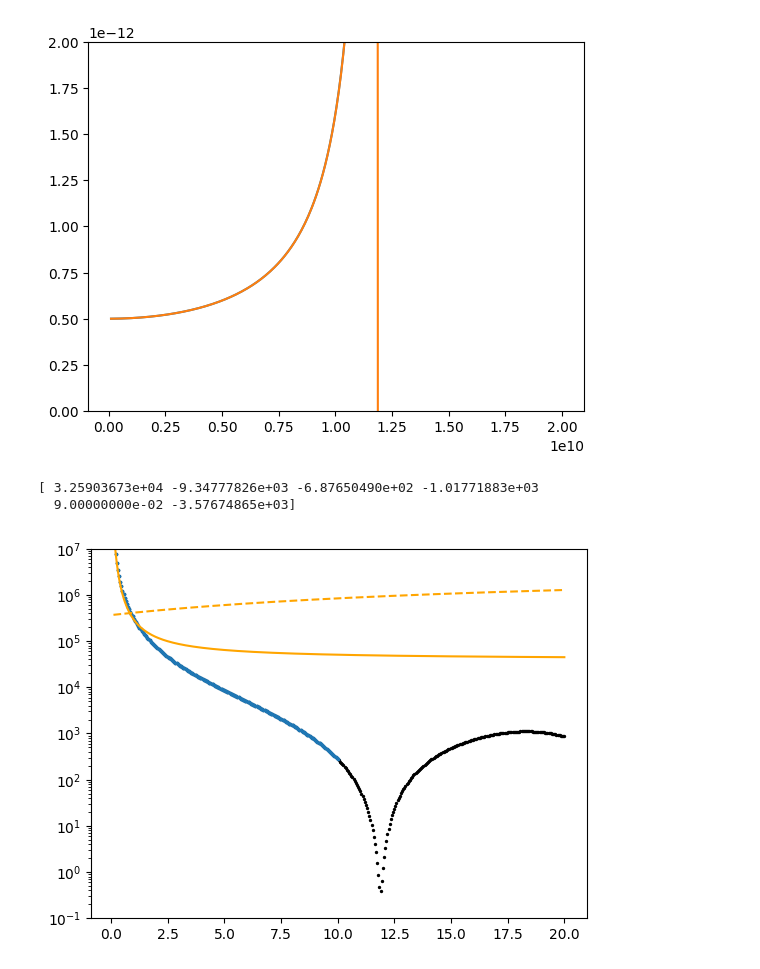
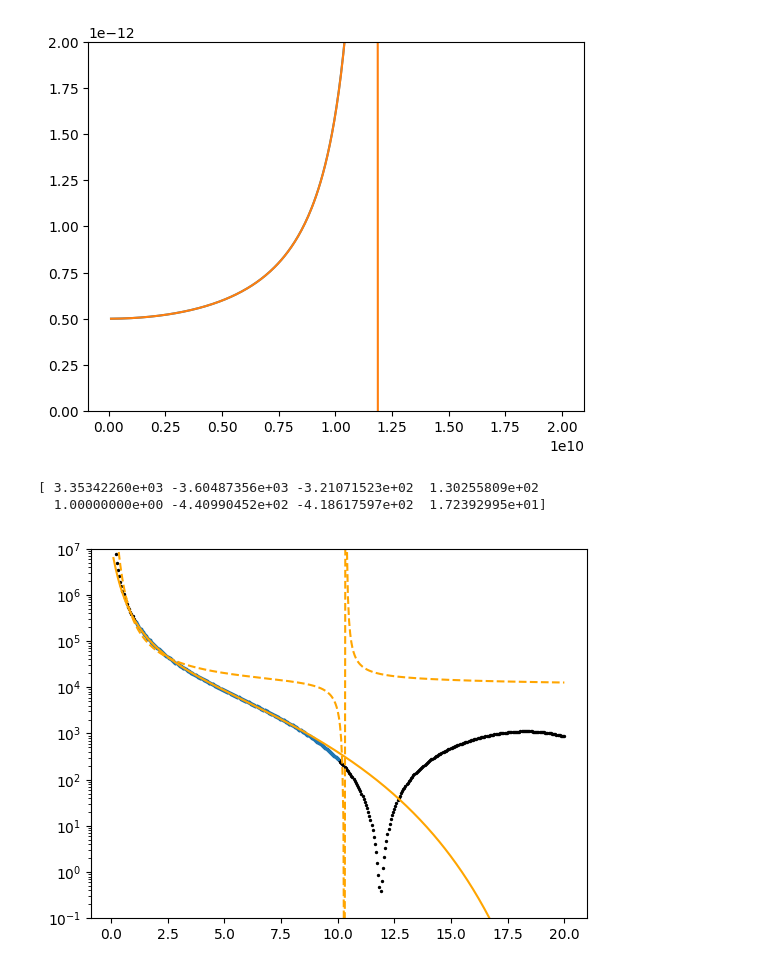
Before and after one commit to yn4k4nishi/Capacitor_RLC_Fitting, a Jupyter notebook: test.ipynb, the cells around one changed output. Drawn from its saved outputs; the diff is of its cells as text; code cells hidden in the pictures.

```diff
--- a/test.ipynb
+++ b/test.ipynb
@@ -53,38 +53,38 @@ plt.show()
 # %%
 from scipy.optimize import curve_fit
 
-def fitting_R(x, a, b, c, d, e, f):
+def fitting_R(x, a, b, c, d, e, f, g, h):
     # return a * np.exp(b*f + c) / (f + d)
     # return a * np.exp( np.tan(b*f + c) + d )
     # return a * np.sin( b*f ) / f
-    return a * np.exp( (b + c*x)/(d + f*x) )
+    return a * np.exp( (b + c*x + d*x**2)/(f + g*x + h*x**2) )
 
-i = 0
+i = 20
 j = 200
 
-p0 = [ 3e4, -5e3, -5e2, -2e3, 9e-2, -1e2]
-popt, pcov = curve_fit(fitting_R, freq[i:j], R[i:j], p0=p0, maxfev=int(1e6))
+p0 = [ 3e3, -3e3, -4e2, 7e1, 1, -2e2, -6e2, 6e1]
+popt, pcov = curve_fit(fitting_R, freq[i:j], R[i:j], p0=p0, maxfev=int(1e5))
 # popt, pcov = curve_fit(fitting_R, freq, R, maxfev=int(1e5))
 
 print(popt)
 
 # plt.subplot(211)
 plt.scatter(freq, R, s=2, c='black')
 plt.scatter(freq[i:j], R[i:j], s=3)
 plt.plot(freq, fitting_R(freq, *popt), c='orange')
 plt.plot(freq, fitting_R(freq, *p0), c='orange', linestyle='dashed')
 
 # plt.ylim(1e-1, 1e4)
 plt.ylim(1e-1, 1e7)
 plt.yscale('log')
 
 # plt.subplot(212)
 # plt.plot(freq, R - fitting_R(freq, *popt), c='green', linestyle='dashed')
 # plt.ylim(-1e4, 1e4)
 
 plt.savefig('a.png')
 plt.show()
 # %% [output]
-[ 3.25903673e+04 -9.34777826e+03 -6.87650490e+02 -1.01771883e+03
-  9.00000000e-02 -3.57674865e+03]
+[ 3.35342260e+03 -3.60487356e+03 -3.21071523e+02  1.30255809e+02
+  1.00000000e+00 -4.40990452e+02 -4.18617597e+02  1.72392995e+01]
-[figure, old version]
+[figure, new version]
```
Also changed, not shown: 1 other file.
